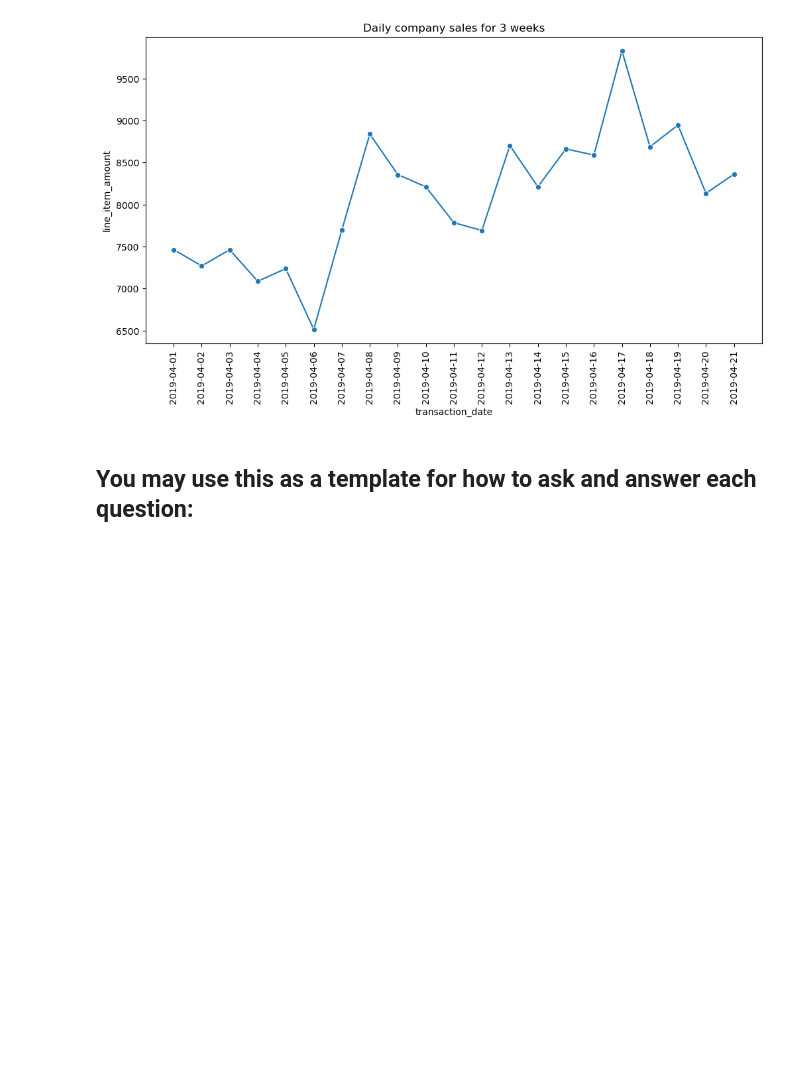
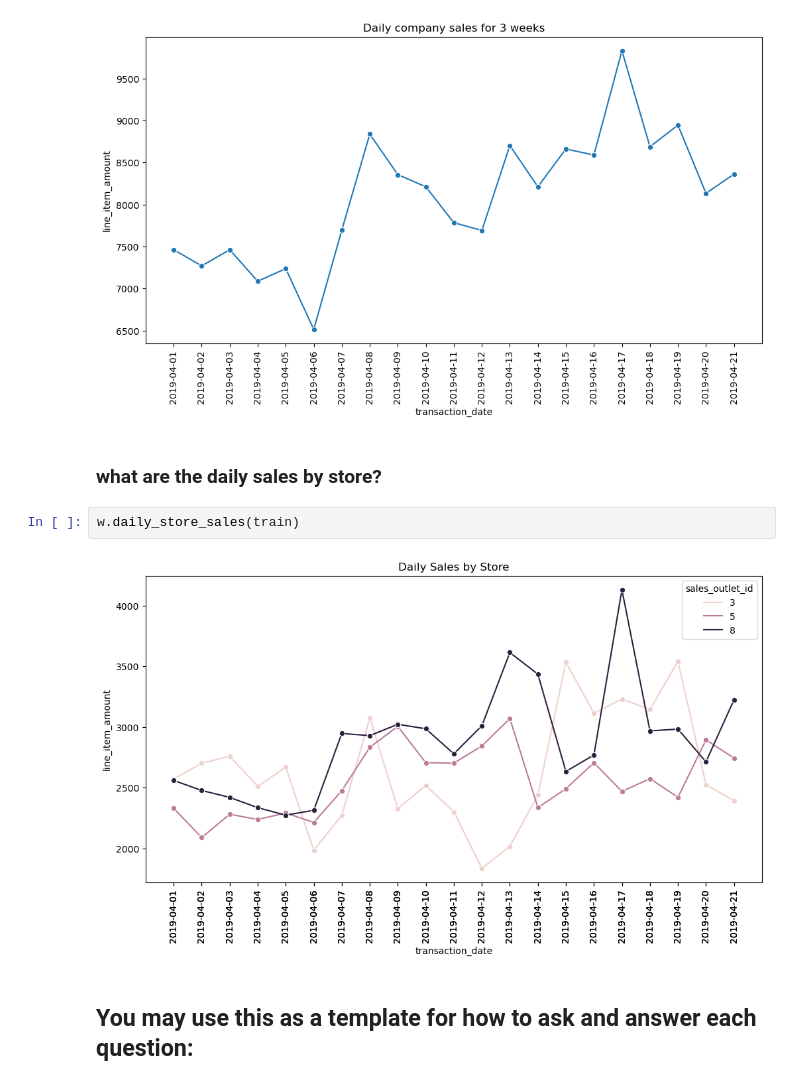
Before and after one commit to coffee-shop-analysis/coffee_project, a Jupyter notebook: final_report.ipynb, the cells around one changed output. Cells and saved outputs as stored; diff of their text form; blank space fills up the shorter version.

```diff
--- a/final_report.ipynb
+++ b/final_report.ipynb
@@ -105,6 +105,12 @@ w.get_store_sales(train)
 w.daily_company_sales(train)
 # %% [output]
 [figure]
+# %% [markdown]
+### what are the daily sales by store?
+# %%
+w.daily_store_sales(train)
+# %% [output]
+[figure, added]
 # %% [markdown]
 ## You may use this as a template for how to ask and answer each question:
 # %% [markdown]
```
